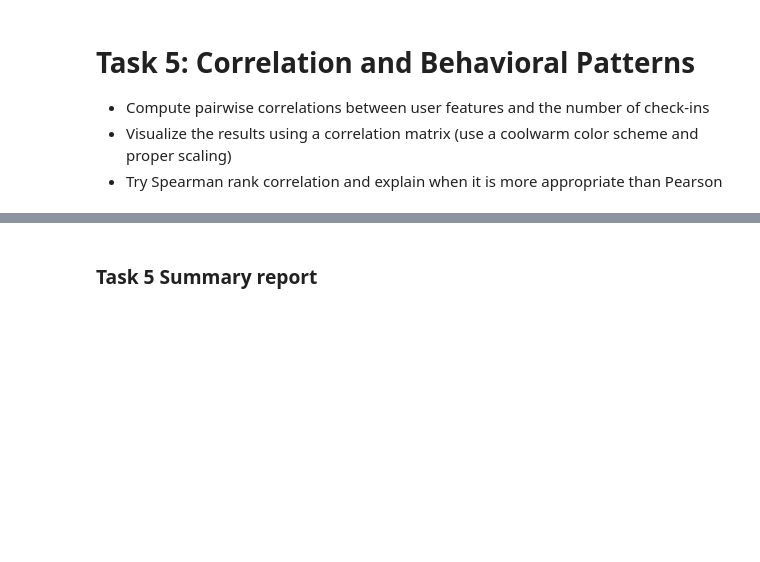
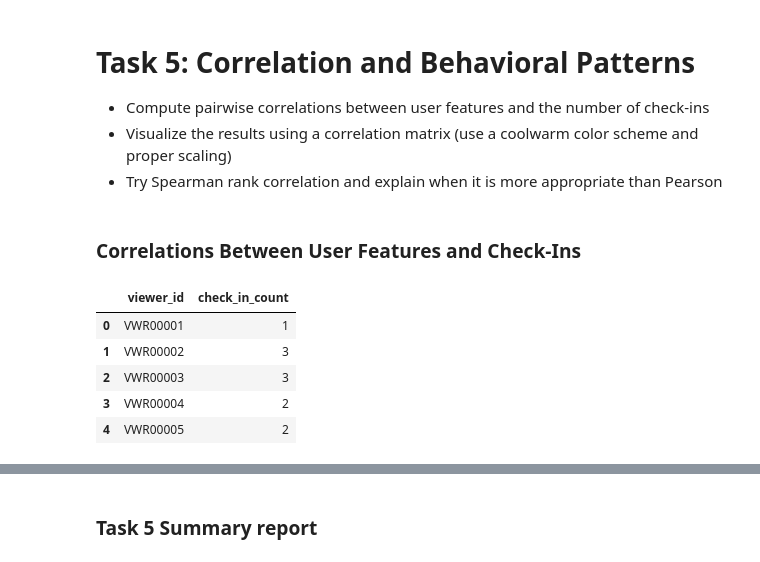
Before and after one commit to zlwym/Assignment01_IAT461, a Jupyter notebook: IAT461-Assignment01-Scaffold.ipynb, the cells around one changed output, grey strips where cells are left out. Drawn from its saved outputs; the diff is of its cells as text; code cells hidden in the pictures; blank space fills up the shorter version.

```diff
--- a/IAT461-Assignment01-Scaffold.ipynb
+++ b/IAT461-Assignment01-Scaffold.ipynb
@@ -1821,4 +1826,22 @@ Median with Upper Outliers Replaced: 2,000,000
 - Compute pairwise correlations between user features and the number of check-ins
 - Visualize the results using a correlation matrix (use a coolwarm color scheme and proper scaling)
 - Try Spearman rank correlation and explain when it is more appropriate than Pearson
+# %% [markdown]
+### **Correlations Between User Features and Check-Ins**
+# %%
+checkins = (
+    sessions
+    .groupby('viewer_id')
+    .size()
+    .reset_index(name='check_in_count')
+)
+
+checkins.head()
+# %% [output]
+|  | viewer_id | check_in_count |
+| 0 | VWR00001 | 1 |
+| 1 | VWR00002 | 3 |
+| 2 | VWR00003 | 3 |
+| 3 | VWR00004 | 2 |
+| 4 | VWR00005 | 2 |
 # %%
```
Also changed, not shown: parts of 7 cells of this notebook.
